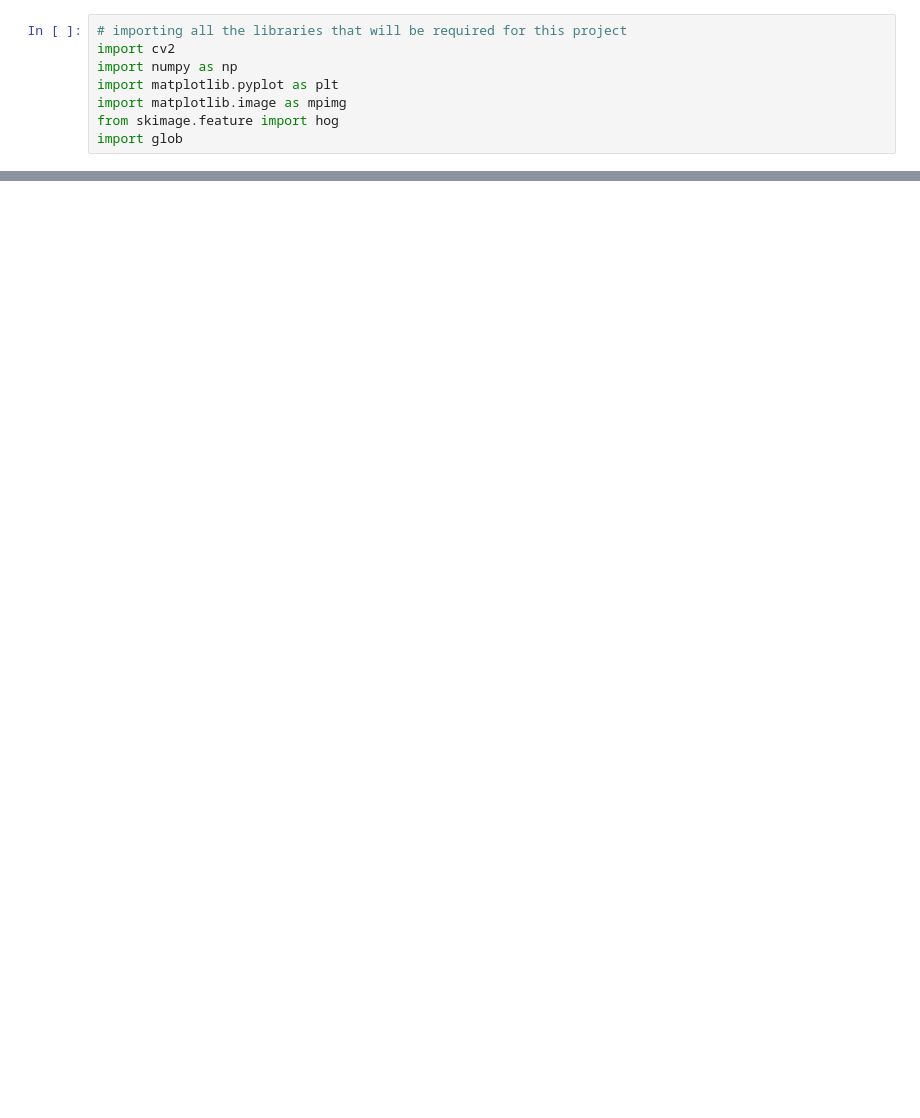
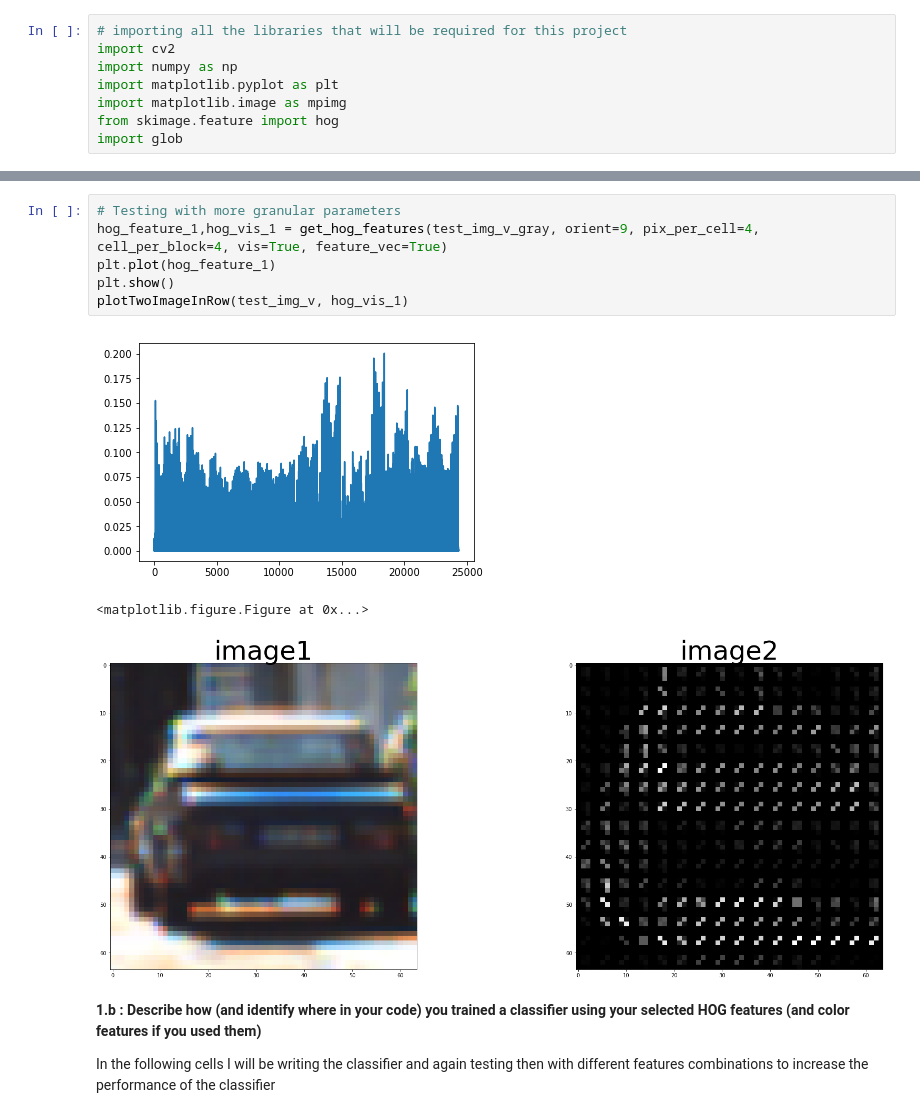
Before and after one commit to ajeet-repos/CarND-Vehicle-Detection, a Jupyter notebook: P5-Report.ipynb, the cells around one changed output, grey strips where cells are left out. Saved outputs shown, nothing was run; the diff lists cells and outputs as text; blank space fills up the shorter version.

```diff
--- a/P5-Report.ipynb
+++ b/P5-Report.ipynb
@@ -149,0 +107,14 @@ plotTwoImageInRow(v_img, hog_image2, 'Original', 'HOG image')
+# %%
+# Testing with more granular parameters
+hog_feature_1,hog_vis_1 = get_hog_features(test_img_v_gray, orient=9, pix_per_cell=4, cell_per_block=4, vis=True, feature_vec=True)
+plt.plot(hog_feature_1)
+plt.show()
+plotTwoImageInRow(test_img_v, hog_vis_1)
+# %% [output]
+[figure, added]
+<matplotlib.figure.Figure at 0x...>
+[figure, added]
+# %% [markdown]
+**1.b : Describe how (and identify where in your code) you trained a classifier using your selected HOG features (and color features if you used them)**
+
+In the following cells I will be writing the classifier and again testing then with different features combinations to increase the performance of the classifier
```
Also changed, not shown: parts of 13 cells of this notebook.
